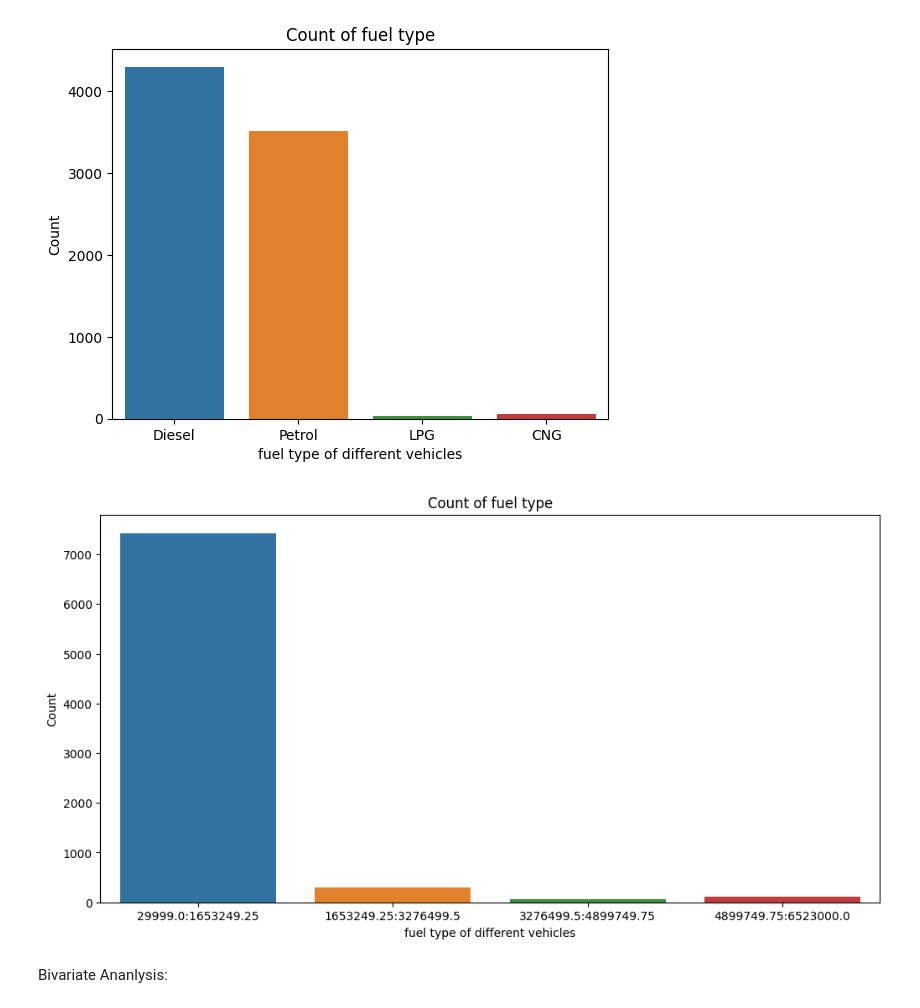
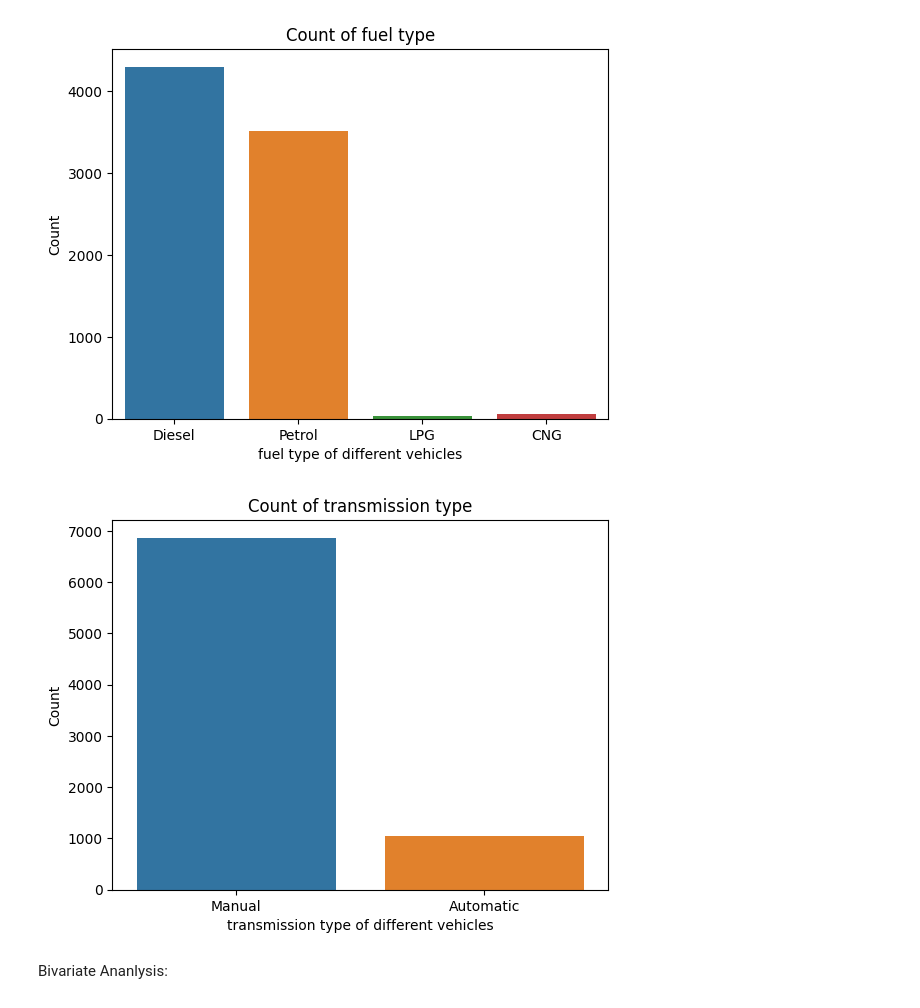
Before and after one commit to jasmeetsingh-028/EV_data_analysis, a Jupyter notebook: notebooks and experiments/seg02.ipynb, the cells around one changed output. Drawn from its saved outputs; the diff is of its cells as text; code cells hidden in the pictures.

```diff
--- a/notebooks and experiments/seg02.ipynb
+++ b/notebooks and experiments/seg02.ipynb
@@ -232,6 +232,14 @@ plt.title('Count of fuel type')
 plt.show()
 # %% [output]
 [figure]
+# %%
+sns.countplot(data=df_processed, x='transmission')
+plt.xlabel('transmission type of different vehicles')
+plt.ylabel('Count')
+plt.title('Count of transmission type')
+plt.show()
+# %% [output]
+[figure, added]
 # %%
 ## bins for selling price
 import numpy as np
@@ -239,14 +247,5 @@ import numpy as np
 bins = np.linspace(min(df_processed['selling_price']), max(df_processed['selling_price']), 5)
 group_names = [f'{bins[0]}:{bins[1]}', f'{bins[1]}:{bins[2]}', f'{bins[2]}:{bins[3]}', f'{bins[3]}:{bins[4]}']
 df_processed['prices_binned'] = pd.cut(df['selling_price'], bins, labels=group_names, include_lowest= True)
-# %%
-plt.figure(figsize=(12, 6))
-sns.countplot(data=df_processed, x='prices_binned')
-plt.xlabel('fuel type of different vehicles')
-plt.ylabel('Count')
-plt.title('Count of fuel type')
-plt.show()
-# %% [output]
-[figure, removed]
 # %% [markdown]
 Bivariate Ananlysis:
```
Also changed, not shown: parts of 18 cells of this notebook.
